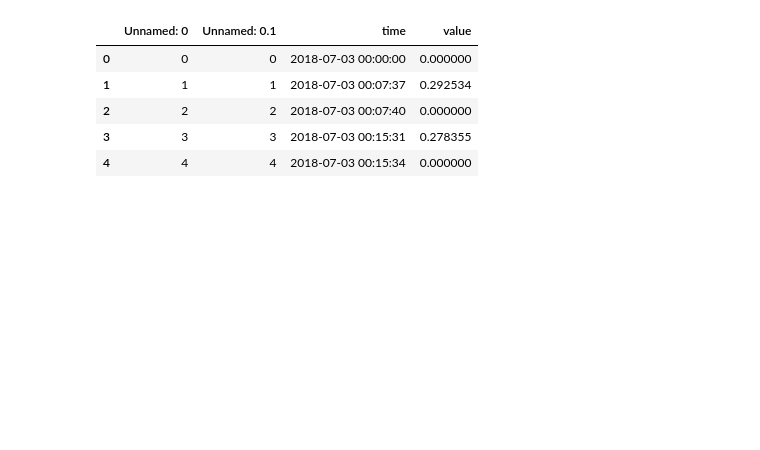
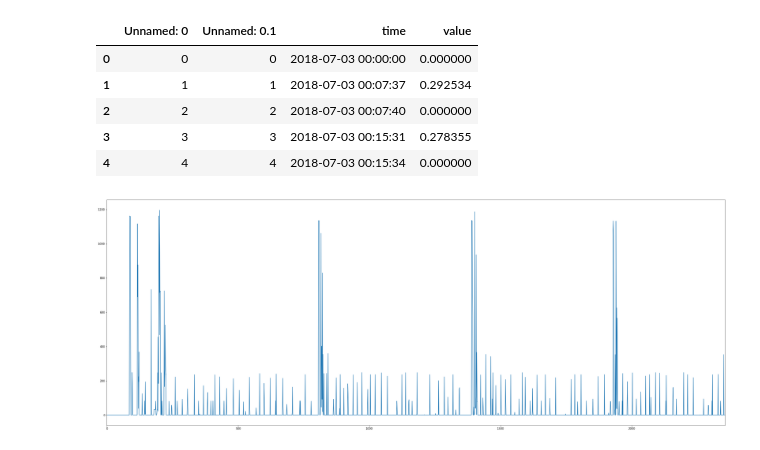
Before and after one commit to FAngelo94/modify-csv-by-pandas, a Jupyter notebook: Analisi dei Dati.ipynb, the cells around one changed output. Drawn from its saved outputs; the diff is of its cells as text; code cells hidden in the pictures; blank space fills up the shorter version.

```diff
--- a/Analisi dei Dati.ipynb
+++ b/Analisi dei Dati.ipynb
@@ -260,3 +261,11 @@ power.head()
 | 2 | 2 | 2 | 2018-07-03 00:07:40 | 0.000000 |
 | 3 | 3 | 3 | 2018-07-03 00:15:31 | 0.278355 |
 | 4 | 4 | 4 | 2018-07-03 00:15:34 | 0.000000 |
+# %%
+series = Series.from_array(power['value'])
+date   = Series.from_array(power['time'])
+pyplot.figure(figsize=(40, 15))
+series.plot()
+pyplot.show()
+# %% [output]
+[figure, added]
```
Also changed, not shown: parts of 11 cells of this notebook, 3 other files.
